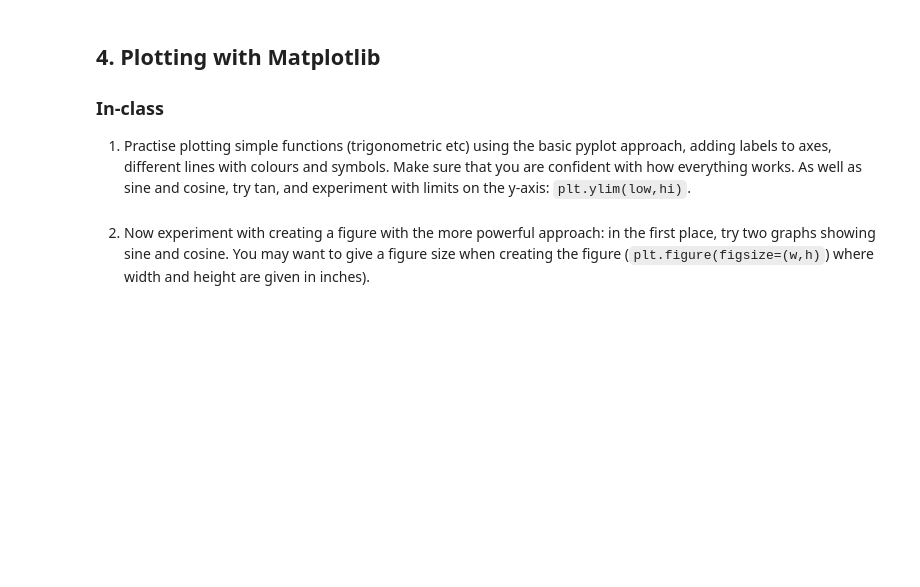
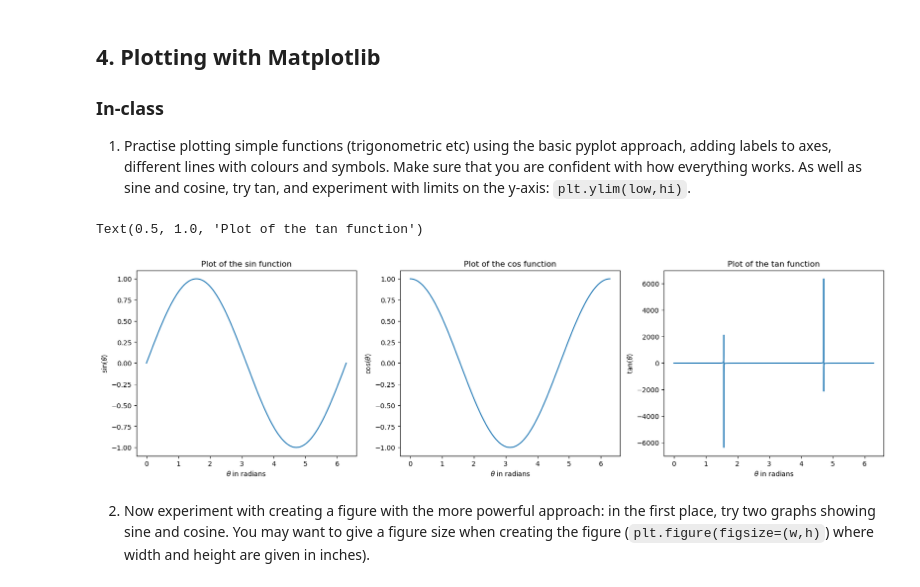
Before and after one commit to zfla/PHAS0030, a Jupyter notebook: Week 1/Session 1 Exercises.ipynb, the cells around one changed output. Drawn from its saved outputs; the diff is of its cells as text; code cells hidden in the pictures; blank space fills up the shorter version.

```diff
--- a/Week 1/Session 1 Exercises.ipynb
+++ b/Week 1/Session 1 Exercises.ipynb
@@ -62,5 +120,30 @@ print(len(arr2))
 ### In-class
 
 1.	Practise plotting simple functions (trigonometric etc) using the basic pyplot approach, adding labels to axes, different lines with colours and symbols.  Make sure that you are confident with how everything works.  As well as sine and cosine, try tan, and experiment with limits on the y-axis: `plt.ylim(low,hi)`.
+# %%
+x = np.linspace(0, 2*np.pi, 10000)
+
+fig1 = plt.figure(figsize=(20,5))
+
+ax1 = fig1.add_subplot(1, 3, 1)
+ax1.plot(x, np.sin(x))
+ax1.set_xlabel(r"$\theta$ in radians")
+ax1.set_ylabel(r"$\sin(\theta)$")
+ax1.set_title("Plot of the sin function")
+
+ax2 = fig1.add_subplot(1, 3 ,2)
+ax2.plot(x, np.cos(x))
+ax2.set_xlabel(r"$\theta$ in radians")
+ax2.set_ylabel(r"$\cos(\theta)$")
+ax2.set_title("Plot of the cos function")
+
+ax3 = fig1.add_subplot(1, 3 ,3)
+ax3.plot(x, np.tan(x))
+ax3.set_xlabel(r"$\theta$ in radians")
+ax3.set_ylabel(r"$\tan(\theta)$")
+ax3.set_title("Plot of the tan function")
+# %% [output]
+Text(0.5, 1.0, 'Plot of the tan function')
+[figure, added]
 # %% [markdown]
 2.	Now experiment with creating a figure with the more powerful approach: in the first place, try two graphs showing sine and cosine. You may want to give a figure size when creating the figure (`plt.figure(figsize=(w,h)`) where width and height are given in inches).
```
Also changed, not shown: parts of 45 cells of this notebook, 4 other files.
